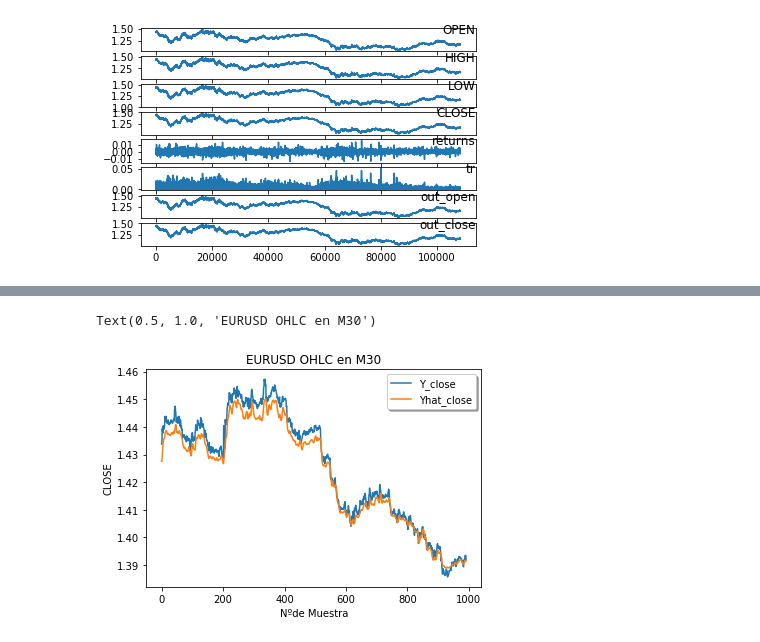
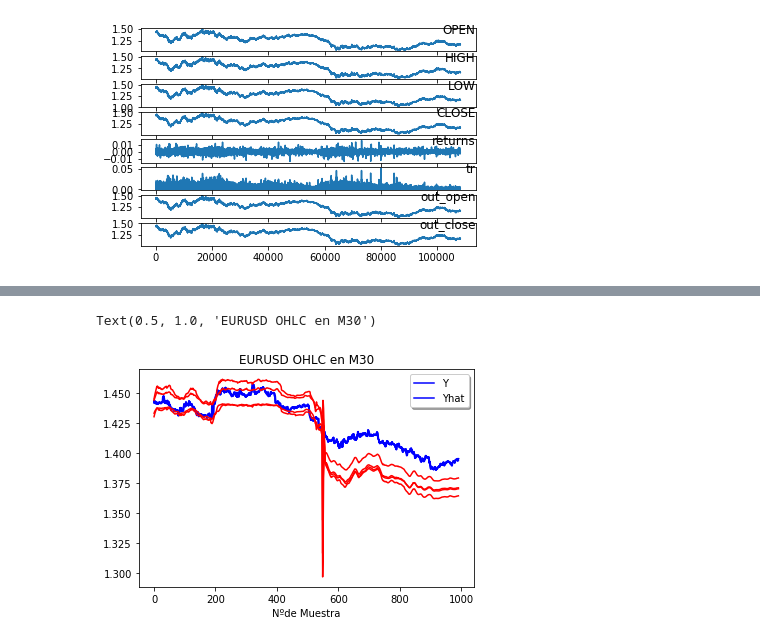
Before and after one commit to raulMrello/MachineLearning_for_Trading, a Jupyter notebook: OHLC2OC_predictor.ipynb, the cells around one changed output, grey strips where cells are left out. Cells and saved outputs as stored; diff of their text form; code cells hidden in the pictures.

```diff
--- a/OHLC2OC_predictor.ipynb
+++ b/OHLC2OC_predictor.ipynb
@@ -375,7 +382,7 @@ class FitLogger(keras.callbacks.Callback):
     dfx.to_csv(self.fitfile)
     return
 # %%
-file_weights = "model_weights_ohlc2oc.hdf5"
+file_weights = "model_weights_1406.hdf5"
 # %%
 from keras.models import Model, Sequential
 from keras.layers import Input, LSTM, Dense, Dropout, BatchNormalization
@@ -394,7 +401,7 @@ def build_stacked_lstm(num_cells, num_layers, num_inputs, num_in_steps, num_outp
 
   # capa de entrada, debe especificar formato 'input_shape'
   model.add(LSTM(num_cells, return_sequences=sequence_flag, input_shape=(num_in_steps, num_inputs)))
-  model.add(BatchNormalization())
+  #model.add(BatchNormalization())
   model.add(Dropout(0.20))
 
   for i in range(1, num_layers, 1):
@@ -402,14 +409,15 @@ def build_stacked_lstm(num_cells, num_layers, num_inputs, num_in_steps, num_outp
       sequence_flag = False
     # capas intermedias
     model.add(LSTM(num_cells, return_sequences=sequence_flag))
-    model.add(BatchNormalization())
+    #model.add(BatchNormalization())
     model.add(Dropout(0.20))
 
   # la capa de salida es una capa Dense con tantas salidas como timesteps a predecir con activación lineal
   model.add(Dense(num_outputs * num_out_steps, activation='linear'))
 
   # compilo con optimizador Adam y pérdida 'mse'
-  model.compile(optimizer='adam', loss='mse', metrics=['accuracy'])
+  opt = keras.optimizers.Adam(lr=0.002, beta_1=0.9, beta_2=0.999, epsilon=None, decay=0.00001, amsgrad=False)
+  model.compile(optimizer=opt, loss='mse', metrics=['accuracy'])
 
   #checkpoint = ModelCheckpoint(filepath, monitor='val_acc', verbose=1, save_best_only=True, mode='max')
   #download_weights = DownloadWeights(filepath)
@@ -430,7 +438,7 @@ def build_stacked_lstm(num_cells, num_layers, num_inputs, num_in_steps, num_outp
   return model, callbacks_list
 
 num_cells = 128
-num_layers = 6
+num_layers = 3
 batch_size = 16
 model, callbacks_list = build_stacked_lstm(num_cells, num_layers, num_inputs, num_in_steps, num_outputs, num_out_steps, batch_size, file_weights)
 # %% [output]
@@ -470,8 +478,8 @@ def save_weights(model, filename, notify=False):
 # Inicia el entrenamiento y validación con los pares de entrenamiento
 # para evitar perder los pesos en cierres esporádicos de la conexión del notebook, hago un backup en cada epoch
 # de forma manual.
-num_epochs = 500
-nb_epoch = 500
+num_epochs = 100
+nb_epoch = 100
 
 try:
   for i in range(0, num_epochs, nb_epoch):
@@ -521,5 +521,0 @@ Model Accuracy: 30.68%
-# %%
-# Pruebas de visualización de resultados. Preparación de datos
-sample = 0
-x_data = x_test
-y_data = y_test
@@ -585,30 +552,29 @@ RMSE: 0.002623
 # %%
 # Una vez validado, realiza las predicciones con las entradas de validación, visualiza y obtiene error
-x_eval = x_validation
-y_eval = y_validation
-yhat = np.ndarray(shape=y_eval.shape)
-y = np.ndarray(shape=y_eval.shape)
+x_eval = x_validation.copy()
+x_eval = x_eval.reshape(x_eval.shape[0], num_in_steps, num_inputs)
+
+y_eval = y_validation.copy()
+target = list()
+result = list()
 for i in range(x_eval.shape[0]):
-  x = x_eval[i]
-  x = x.reshape(1, num_in_steps, num_inputs)
-  y[i] = recover_data_scale(scaler, y_eval[i], True)
+  x = x_eval[i].reshape(1, num_in_steps, num_inputs)
+  y = y_eval[i].reshape(1, num_outputs * num_out_steps)
   predictions = model.predict(x, batch_size=1, verbose=0)
-  yhat[i] = recover_data_scale(scaler, predictions, True)
-
-# creo array de resultados, deshago inversión
-yresult = np.ndarray(shape=y.shape)
-yresult[:,0] = y[:,0]
-yresult[:,1] = yhat[:,0]
+  # deshago el scaling
+  xy_values = np.concatenate((x.reshape(1, x.shape[1]*x.shape[2]), y),axis=1)
+  xy_values = scaler.inverse_transform(xy_values)
+  xyhat_values = np.concatenate((x.reshape(1, x.shape[1]*x.shape[2]), predictions),axis=1)
+  xyhat_values = scaler.inverse_transform(xyhat_values)
+  target.append(xy_values[0,xy_values.shape[1]-(num_outputs * num_out_steps):])
+  result.append(xyhat_values[0, xyhat_values.shape[1]-(num_outputs * num_out_steps):])
 
 # visualizo los resultados
-plt.plot(yresult[:,0])
-plt.plot(yresult[:,1])
-#plt.plot(y[:,0])
-#plt.plot(yhat[:,0])
+plt.plot(np.asarray(target), color='b')
+plt.plot(np.asarray(result),color='r')
 plt.xlabel('Nºde Muestra')
-plt.ylabel('CLOSE')
-plt.legend(('Y_close','Yhat_close'), loc='upper right', shadow=True)
+plt.legend(('Y','Yhat'), loc='upper right', shadow=True)
 plt.title('EURUSD OHLC en M30')
 # %% [output]
 Text(0.5, 1.0, 'EURUSD OHLC en M30')
-[figure, old version]
+[figure, new version]
```
Also changed, not shown: parts of 14 cells of this notebook, 15 other files.
